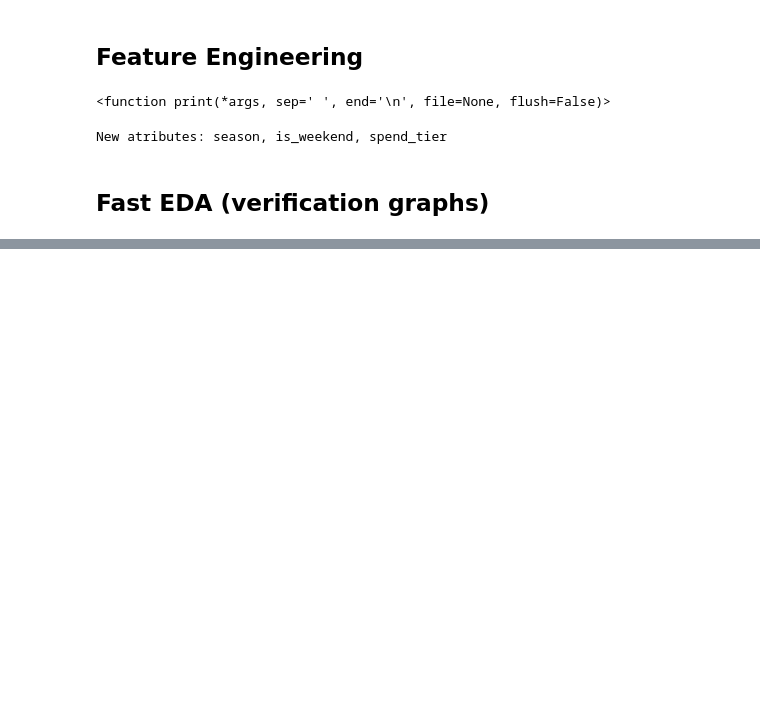
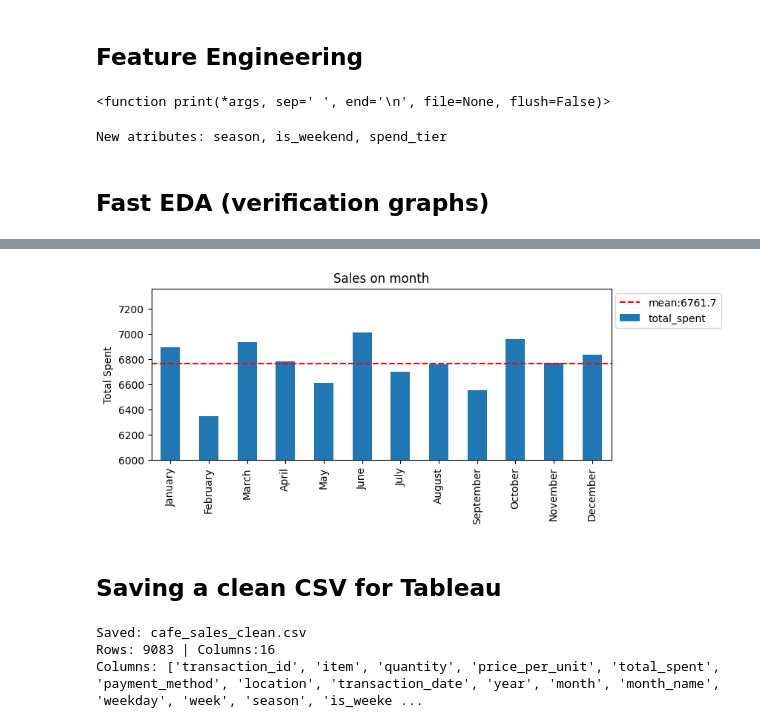
Before and after one commit to rudmaxx/Analysis_Cafe_Sales, a Jupyter notebook: EDA_cafe_sales.ipynb, the cells around one changed output, grey strips where cells are left out. Saved outputs shown, nothing was run; the diff lists cells and outputs as text; code cells hidden in the pictures; blank space fills up the shorter version.

Commit message:
Saving a clean CSV for Tableau

```diff
--- a/EDA_cafe_sales.ipynb
+++ b/EDA_cafe_sales.ipynb
@@ -521,0 +549,46 @@ df.groupby('item')['total_spent'].sum().sort_values().plot.barh()
+# %%
+fig = plt.figure(figsize=(8,3))
+month_order = [
+    'January','February','March','April','May','June',
+    'July','August','September','October', 'November', 'December'
+ ]
+
+rev_month = df.groupby('month_name')['total_spent'].sum().reindex(
+    [m for m in month_order if m in df['month_name'].unique()]
+    )
+rev_month.plot(kind='bar')
+mean_value = rev_month.mean()
+std_value = rev_month.std()
+std_pct = (std_value / mean_value) * 100
+
+plt.axhline(y=mean_value, color='red',linestyle='--',linewidth=1.5, label=f"mean:{mean_value:.1f}")
+
+plt.ylim(bottom=6000)
+
+plt.title("Sales on month")
+plt.xlabel("")
+plt.ylabel("Total Spent")
+plt.legend(bbox_to_anchor=(1.25,1), loc='upper right')
+
+plt.show()
+# %% [output]
+[figure, added]
+# %% [markdown]
+## Saving a clean CSV for Tableau
+# %%
+# For Tableau better date format: YYYY-MM-DD
+df['transaction_date'] = df['transaction_date'].dt.strftime('%Y-%m-%d')
+
+# For Tableau  bol->str
+df['is_weekend'] = df['is_weekend'].map({
+    True: 'Yes',
+    False: 'No'
+})
+df.to_csv(FILE_OUT, index=False, encoding='utf-8-sig')
+print(f"Saved: {FILE_OUT}")
+print(f"Rows: {len(df)} | Columns:{df.shape[1]}")
+print(f"Columns: {list(df.columns)}")
+# %% [output]
+Saved: cafe_sales_clean.csv
+Rows: 9083 | Columns:16
+Columns: ['transaction_id', 'item', 'quantity', 'price_per_unit', 'total_spent', 'payment_method', 'location', 'transaction_date', 'year', 'month', 'month_name', 'weekday', 'week', 'season', 'is_weeke ...
```
Also changed, not shown: parts of 4 cells of this notebook.
